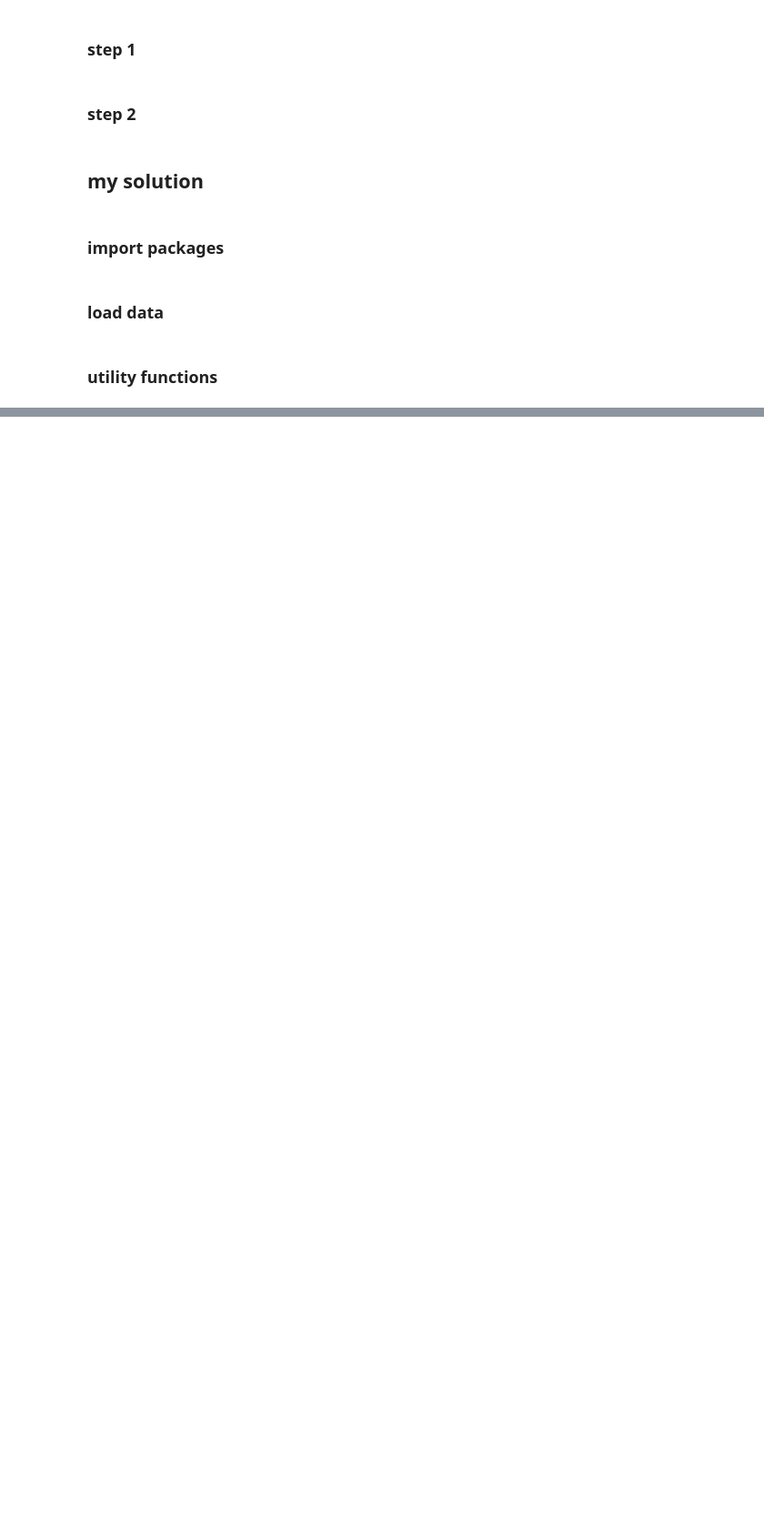
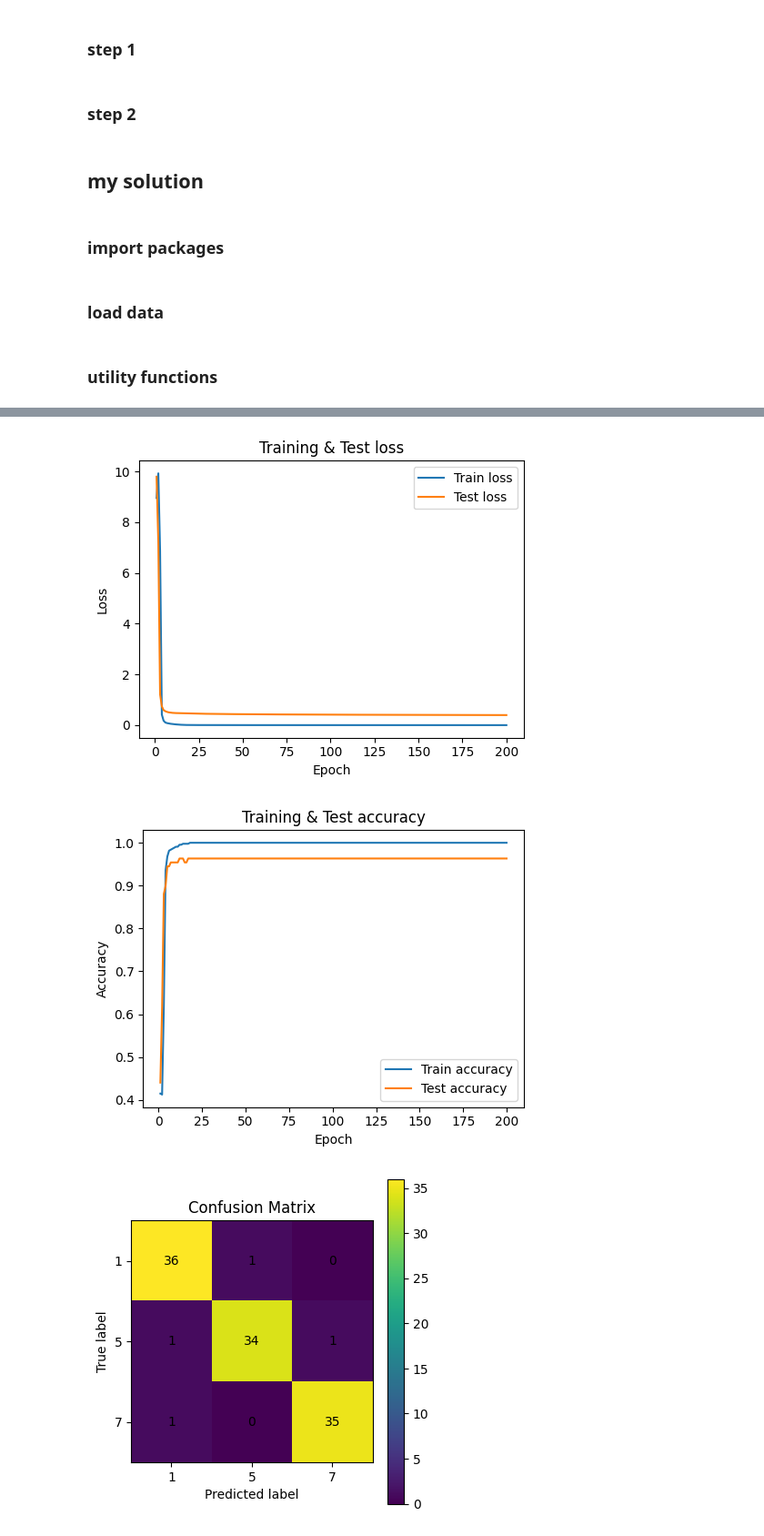
Before and after one commit to qingyun-tuberlin/Numeric-Mathematic-I-for-Mathematicians, a Jupyter notebook: classification with neural network/PA02.ipynb, the cells around one changed output, grey strips where cells are left out. Shown at 91% size. Drawn from its saved outputs; the diff is of its cells as text; code cells hidden in the pictures; blank space fills up the shorter version.

```diff
--- a/classification with neural network/PA02.ipynb
+++ b/classification with neural network/PA02.ipynb
@@ -41,6 +41,7 @@ from sklearn.metrics import accuracy_score
 from sklearn.metrics import confusion_matrix
 # %%
 # global variables which is speicfied in the task description
+learning_rate = 0.5
 n0 = 28 # input dimention
 n1 = 64 # hidden layer 1
 n2 = 32 # hidden layer 2
@@ -367,17 +176,0 @@ def plot_confusion_matrix_matplotlib(model, X_test, y_test,
-# %%
-# 训练
-train_losses, test_losses, test_accs = train_full_batch(
-    model,
-    X_train, y_train,
-    X_test, y_test,
-    loss_fn=cross_entropy_loss,
-    epochs=50,
-    lr=0.01
-)
-
-# 绘制 Loss 曲线
-plot_loss(train_losses, test_losses)
-
-# 绘制 Confusion-Matrix
-plot_confusion_matrix_matplotlib(model, X_test, y_test,
-                                 class_names=["1", "5", "7"])
@@ -383,0 +368,58 @@ plot_confusion_matrix_matplotlib(model, X_test, y_test,
+# %%
+# ---------- 主程序 / 画图和混淆矩阵 ----------
+
+if __name__ == "__main__":
+    # 直接在这里调用训练
+    # 训练一个网络（比如用交叉熵）
+    mlp, history = train_full_batch(
+        X_train, y_train,
+        X_test, y_test,
+        n_epochs=200,
+        lr=0.1,
+        loss_type="ce",
+        seed=0
+    )
+
+    # ---- 画 loss 曲线 ----
+    epochs = np.arange(1, len(history["train_losses"]) + 1)
+
+    plt.figure(figsize=(5, 4))
+    plt.plot(epochs, history["train_losses"], label="Train loss")
+    plt.plot(epochs, history["test_losses"], label="Test loss")
+    plt.xlabel("Epoch")
+    plt.ylabel("Loss")
+    plt.title("Training & Test loss")
+    plt.legend()
+    plt.tight_layout()
+    plt.show()
+
+    # ---- 画 accuracy 曲线----
+    plt.figure(figsize=(5, 4))
+    plt.plot(epochs, history["train_accs"], label="Train accuracy")
+    plt.plot(epochs, history["test_accs"], label="Test accuracy")
+    plt.xlabel("Epoch")
+    plt.ylabel("Accuracy")
+    plt.title("Training & Test accuracy")
+    plt.legend()
+    plt.tight_layout()
+    plt.show()
+
+    # ---- Confusion Matrix ----
+    y_pred_test = mlp.predict(X_test)
+    cm = confusion_matrix(y_test, y_pred_test)
+
+    plt.figure(figsize=(4, 4))
+    plt.imshow(cm, interpolation="nearest")
+    plt.title("Confusion Matrix")
+    plt.colorbar()
+    tick_marks = np.arange(3)
+    plt.xticks(tick_marks, [1, 5, 7])  # 原始类名
+    plt.yticks(tick_marks, [1, 5, 7])
+    plt.xlabel("Predicted label")
+    plt.ylabel("True label")
+    for i in range(3):
+        for j in range(3):
+            plt.text(j, i, cm[i, j], ha="center", va="center")
+    plt.tight_layout()
+    plt.show()
+# %% [output]
@@ -383,0 +443,3 @@ plot_confusion_matrix_matplotlib(model, X_test, y_test,
+[figure, added]
+[figure, added]
+[figure, added]
```
Also changed, not shown: parts of 13 cells of this notebook.
